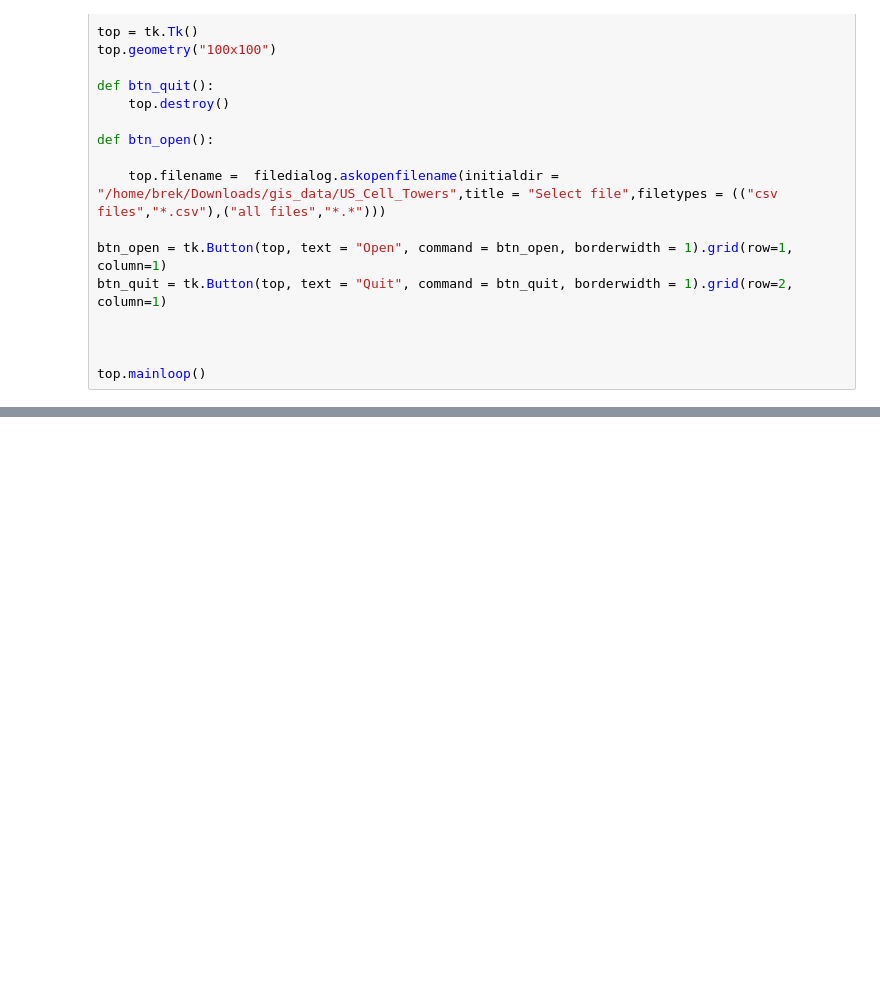
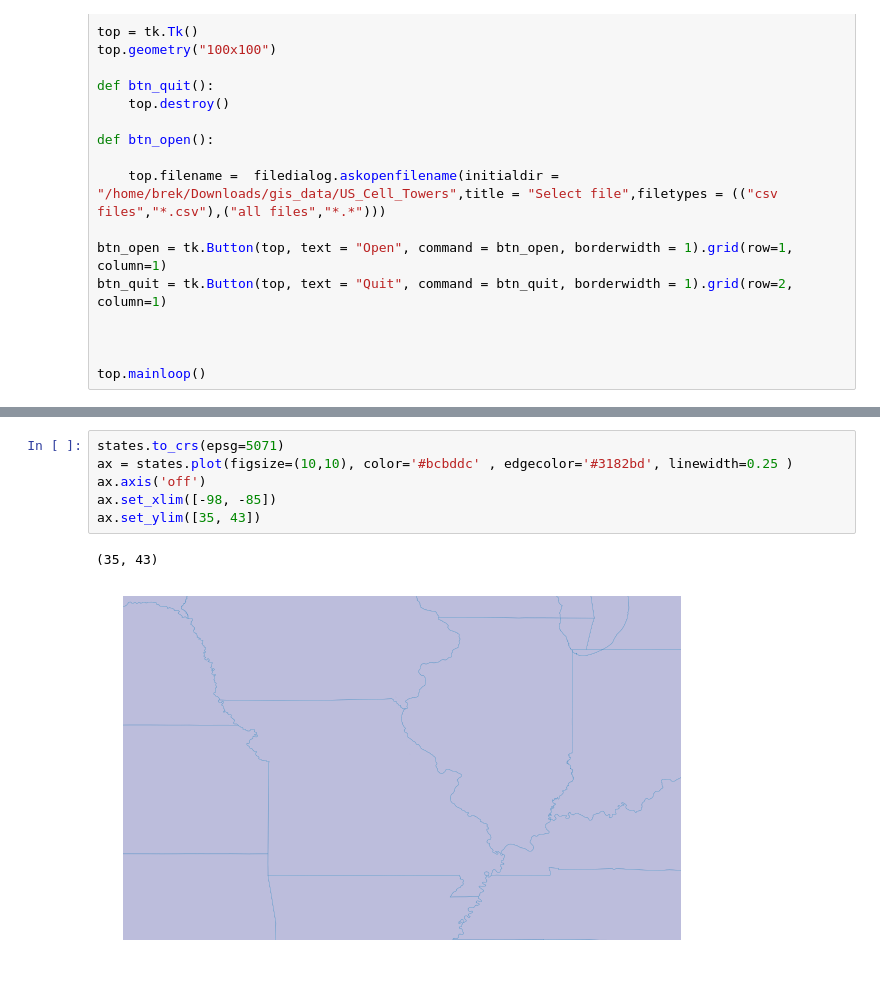
Before and after one commit to brekg/git_projects, a Jupyter notebook: jupyter/map_csv_data.ipynb, the cells around one changed output, grey strips where cells are left out. Saved outputs shown, nothing was run; the diff lists cells and outputs as text; blank space fills up the shorter version.

```diff
--- a/jupyter/map_csv_data.ipynb
+++ b/jupyter/map_csv_data.ipynb
@@ -57,0 +54,9 @@ states.to_crs({'proj': 'merc'}).plot()
+# %%
+states.to_crs(epsg=5071)
+ax = states.plot(figsize=(10,10), color='#bcbddc' , edgecolor='#3182bd', linewidth=0.25 )
+ax.axis('off')
+ax.set_xlim([-98, -85])
+ax.set_ylim([35, 43])
+# %% [output]
+(35, 43)
+[figure, added]
```
Also changed, not shown: parts of 3 cells of this notebook.
